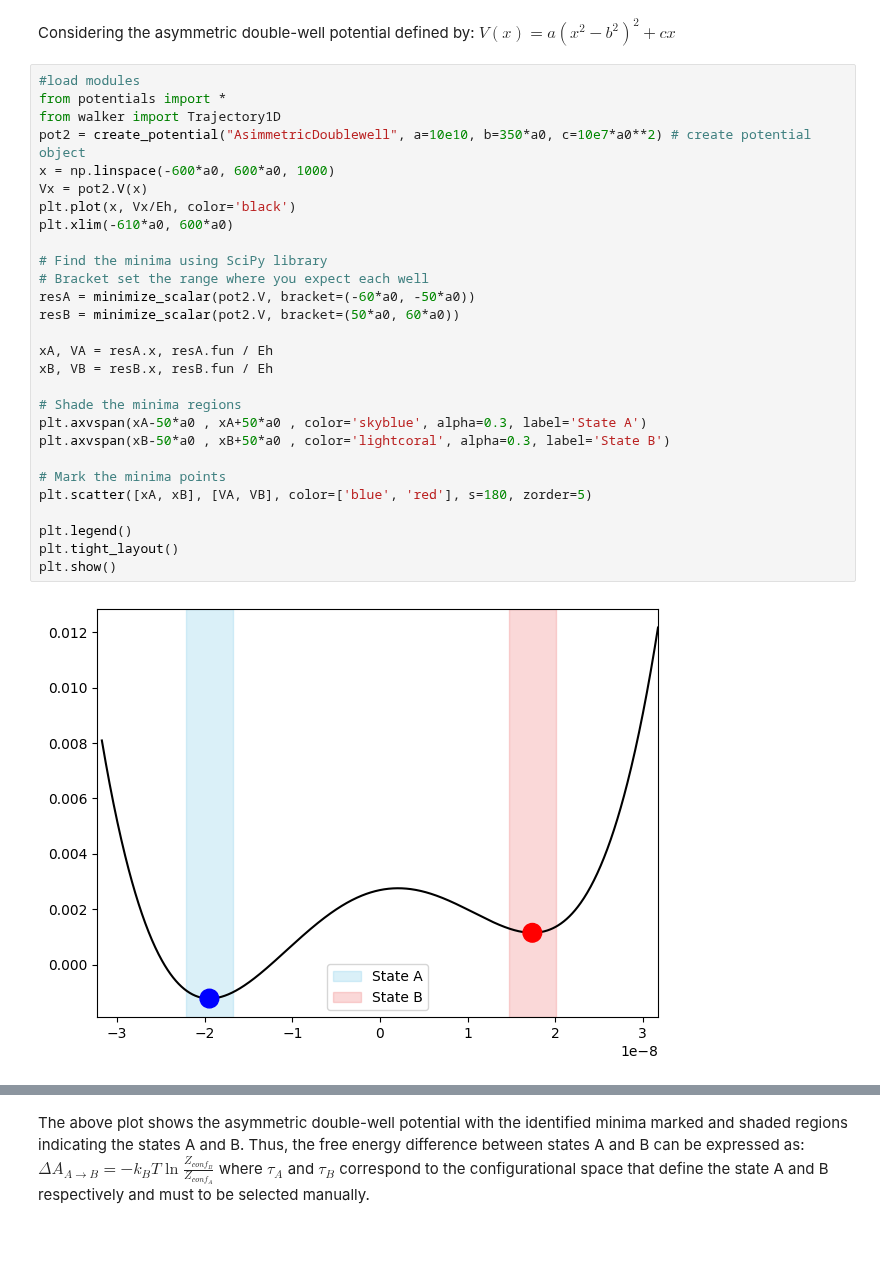
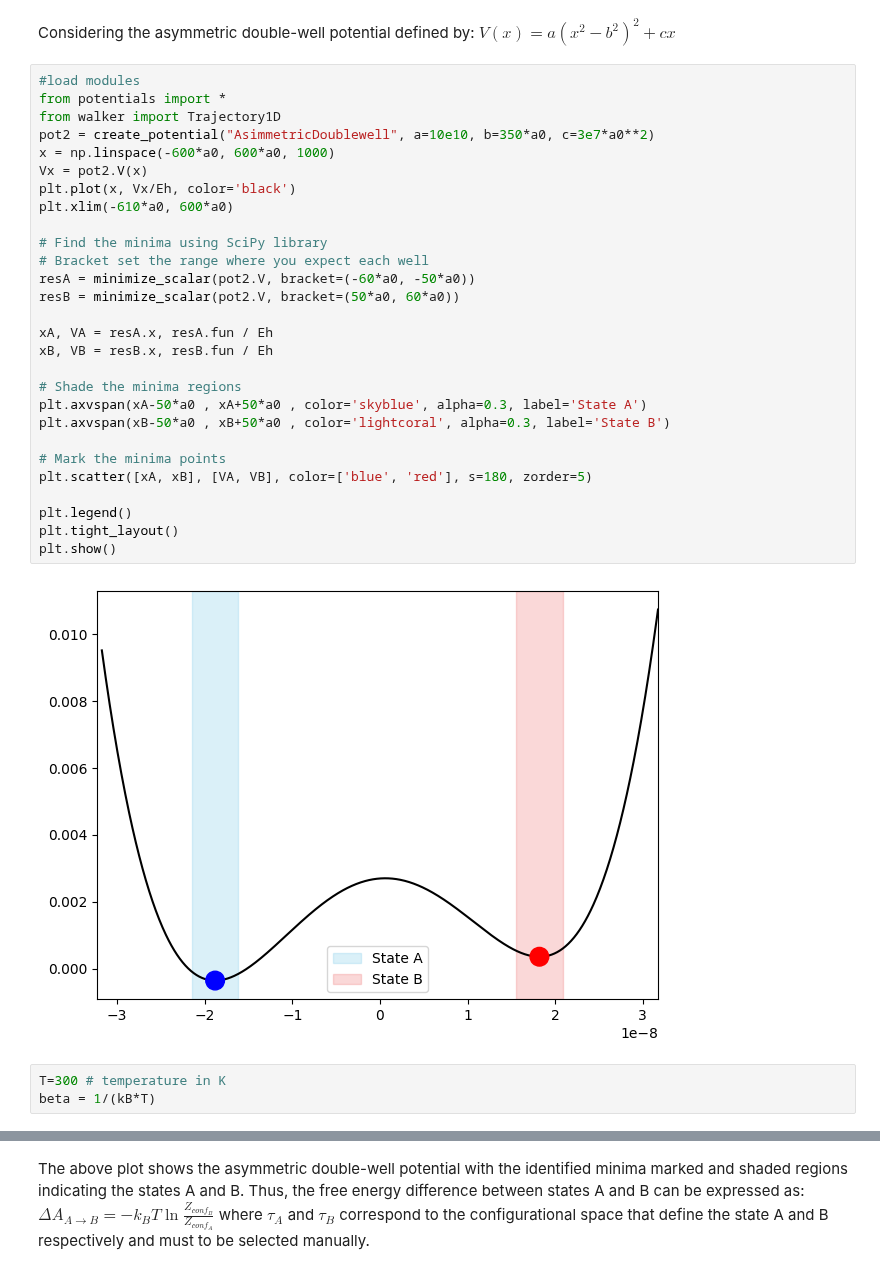
Before and after one commit to ccastilloo/ToyMD, a Jupyter notebook: lab4.ipynb, the cells around one changed output, grey strips where cells are left out. Cells and saved outputs as stored; diff of their text form; blank space fills up the shorter version.

```diff
--- a/lab4.ipynb
+++ b/lab4.ipynb
@@ -31,30 +36,33 @@ $V(x) = a (x^{2} - b^{2})^{2} + cx$
 # %%
 #load modules
 from potentials import *
 from walker import Trajectory1D
-pot2 = create_potential("AsimmetricDoublewell", a=10e10, b=350*a0, c=10e7*a0**2) # create potential object
+pot2 = create_potential("AsimmetricDoublewell", a=10e10, b=350*a0, c=3e7*a0**2)
 x = np.linspace(-600*a0, 600*a0, 1000)
 Vx = pot2.V(x)
 plt.plot(x, Vx/Eh, color='black')
 plt.xlim(-610*a0, 600*a0)
 
 # Find the minima using SciPy library
 # Bracket set the range where you expect each well
 resA = minimize_scalar(pot2.V, bracket=(-60*a0, -50*a0))
 resB = minimize_scalar(pot2.V, bracket=(50*a0, 60*a0))
 
 xA, VA = resA.x, resA.fun / Eh
 xB, VB = resB.x, resB.fun / Eh
 
 # Shade the minima regions
 plt.axvspan(xA-50*a0 , xA+50*a0 , color='skyblue', alpha=0.3, label='State A')
 plt.axvspan(xB-50*a0 , xB+50*a0 , color='lightcoral', alpha=0.3, label='State B')
 
 # Mark the minima points
 plt.scatter([xA, xB], [VA, VB], color=['blue', 'red'], s=180, zorder=5)
 
 plt.legend()
 plt.tight_layout()
 plt.show()
 # %% [output]
-[figure, old version]
+[figure, new version]
+# %%
+T=300 # temperature in K
+beta = 1/(kB*T)
```
Also changed, not shown: parts of 9 cells of this notebook, 2 other files.
